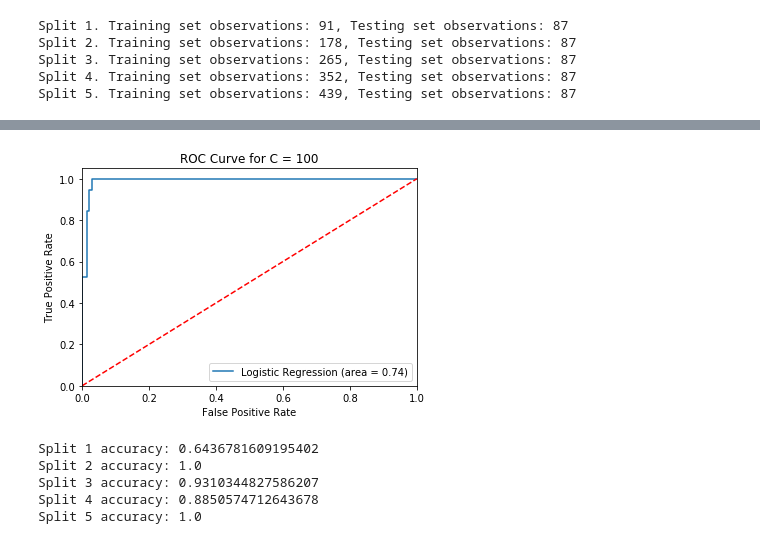
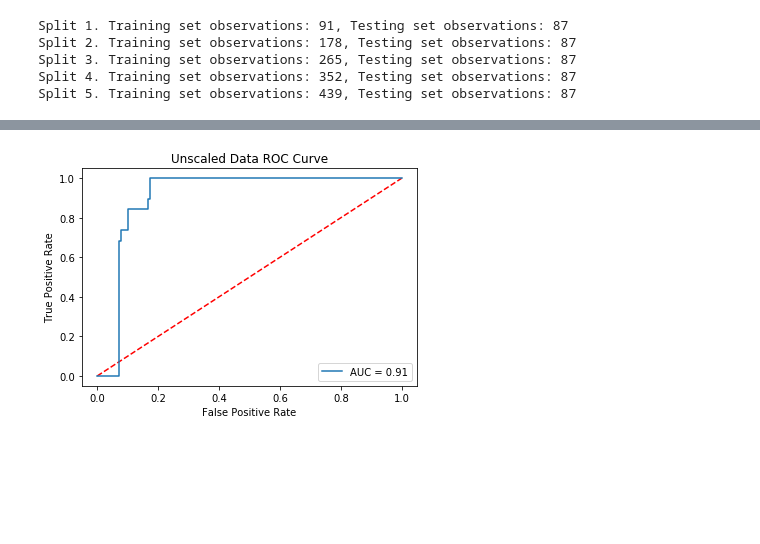
Before and after one commit to sheri-kamal/DATA71200-SP2020, a Jupyter notebook: Project 2 - Supervised Learning.ipynb, the cells around one changed output, grey strips where cells are left out. Cells and saved outputs as stored; diff of their text form; code cells hidden in the pictures; blank space fills up the shorter version.

```diff
--- a/Project 2 - Supervised Learning.ipynb
+++ b/Project 2 - Supervised Learning.ipynb
@@ -74,11 +64,18 @@ from sklearn.linear_model import LogisticRegression
 from sklearn import metrics
 from sklearn.metrics import classification_report
 from sklearn.metrics import confusion_matrix
+from sklearn.model_selection import GridSearchCV
 
-logmodel001 = LogisticRegression(C=0.01)
-logmodel001.fit(X_train, y_train)
-logpredict001 = logmodel001.predict(X_test)
-print("Training set score: {:.3f}".format(logmodel001.score(X_train, y_train)))
-print("Test set score: {:.3f}".format(logmodel001.score(X_test, y_test)))
-print(classification_report(y_test, logpredict001))
+logreg = LogisticRegression()
+
+c_space = np.logspace(-5, 8, 15)
+param_grid = {'C': c_space, 'penalty': ['l1', 'l2']}
+
+logreg_cv = GridSearchCV(logreg, param_grid, cv=tscv)
+
+logreg_cv.fit(X_train, y_train)
+
+print("Tuned Logistic Regression Parameters: {}".format(logreg_cv.best_params_))
+print("Tuned Logistic Regression Accuracy: {}".format(logreg_cv.best_score_))
+print(classification_report(y_test, logreg_cv.predict(X_test)))
 # %% [output]
@@ -166,33 +98,18 @@ plot_feature_importance(logmodel100)
 # %%
 from sklearn.metrics import roc_auc_score
 from sklearn.metrics import roc_curve
 
-logit_roc_auc = roc_auc_score(y_test, logmodel100.predict(X_test))
-fpr, tpr, thresholds = roc_curve(y_test, logmodel100.predict_proba(X_test)[:,1])
-plt.figure()
-plt.plot(fpr, tpr, label='Logistic Regression (area = %0.2f)' % logit_roc_auc)
-plt.plot([0, 1], [0, 1],'r--')
-plt.xlim([0.0, 1.0])
-plt.ylim([0.0, 1.05])
+y_pred_prob = logreg_cv.predict_proba(X_test)[:,1]
+
+logreg_roc_auc = roc_auc_score(y_test, y_pred_prob)
+fpr, tpr, thresholds = roc_curve(y_test, y_pred_prob)
+
+plt.plot([0, 1], [0, 1], 'r--')
+plt.plot(fpr, tpr, label='AUC = %0.2f' % logreg_roc_auc)
 plt.xlabel('False Positive Rate')
 plt.ylabel('True Positive Rate')
-plt.title('ROC Curve for C = 100')
+plt.title('Unscaled Data ROC Curve')
 plt.legend(loc="lower right")
 plt.show()
 # %% [output]
-[figure, old version]
+[figure, new version]
-# %%
-from sklearn.model_selection import cross_val_score
-
-logscore = cross_val_score(logmodel100, X, y, cv=tscv, scoring='accuracy')
-
-i = 0
-for i in range(len(logscore)):
-    print('Split %d accuracy:' % (i + 1), logscore[i])
-    i += 1
-# %% [output]
-Split 1 accuracy: 0.6436781609195402
-Split 2 accuracy: 1.0
-Split 3 accuracy: 0.9310344827586207
-Split 4 accuracy: 0.8850574712643678
-Split 5 accuracy: 1.0
```
Also changed, not shown: parts of 29 cells of this notebook.
